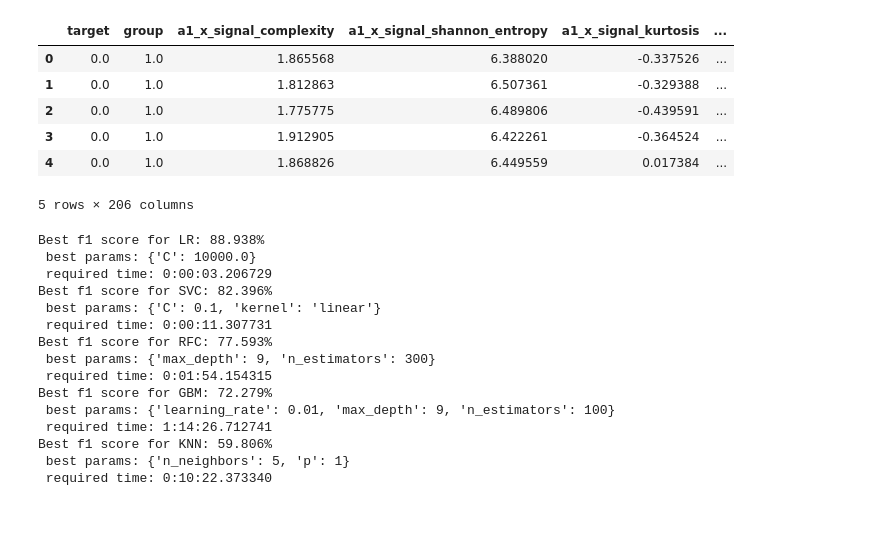
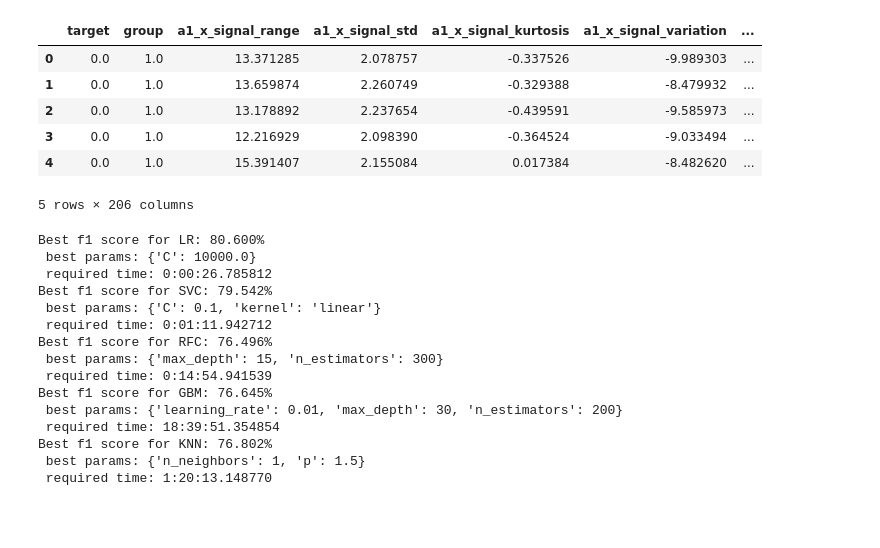
Before and after one commit to RuslanBabudzhan/QuantumBearings, a Jupyter notebook: notebooks/GridSearch.ipynb, the cells around one changed output. Drawn from its saved outputs; the diff is of its cells as text; code cells hidden in the pictures.

```diff
--- a/notebooks/GridSearch.ipynb
+++ b/notebooks/GridSearch.ipynb
@@ -14,15 +12,30 @@ own_data_path = os.path.join(project_folder, "data/")
+# %%
+root = get_project_root()
+config = configparser.ConfigParser()
+config.read(os.path.join(root, "userconfig.ini"))
+
+own_data_path = config['Path']['own_data_path']
+third_party_data_path = config['Path']['third_party_data_path']
+Cesar1_path = config['Path']['Cesar1_path']
+
+images_path = config['Path']['images_path']
+public_images_path = config['Path']['public_images_path']
+
+tables_path = config['Path']['tables_path']
+public_tables_path = config['Path']['public_tables_path']
+
+bootstrap_jsons_path = config['Path']['bootstrap_jsons_path']
+single_jsons_path = config['Path']['single_jsons_path']
 # %%
-prepared_data = pd.read_csv(os.path.join(own_data_path, 'processed_full_signal_specter1000_noscale.csv'), delimiter=',')  # our experiment
-# prepared_data = pd.read_csv(os.path.join(third_party_data_path, 'N1 Cesar Ricardo', 'csv',
-#                                          'processed_full_signal_specter1000_noscale.csv'), delimiter=',')  # third-party dataset
+prepared_data = pd.read_csv(os.path.join(root, own_data_path, 'processed_full_signal_specter1000.csv'), delimiter=',')  # our experiment
 prepared_data.head()
 # %% [output]
-|  | target | group | a1_x_signal_complexity | a1_x_signal_shannon_entropy | a1_x_signal_kurtosis | ... |
-| 0 | 0.0 | 1.0 | 1.865568 | 6.388020 | -0.337526 | ... |
-| 1 | 0.0 | 1.0 | 1.812863 | 6.507361 | -0.329388 | ... |
-| 2 | 0.0 | 1.0 | 1.775775 | 6.489806 | -0.439591 | ... |
-| 3 | 0.0 | 1.0 | 1.912905 | 6.422261 | -0.364524 | ... |
-| 4 | 0.0 | 1.0 | 1.868826 | 6.449559 | 0.017384 | ... |
+|  | target | group | a1_x_signal_range | a1_x_signal_std | a1_x_signal_kurtosis | a1_x_signal_variation | ... |
+| 0 | 0.0 | 1.0 | 13.371285 | 2.078757 | -0.337526 | -9.989303 | ... |
+| 1 | 0.0 | 1.0 | 13.659874 | 2.260749 | -0.329388 | -8.479932 | ... |
+| 2 | 0.0 | 1.0 | 13.178892 | 2.237654 | -0.439591 | -9.585973 | ... |
+| 3 | 0.0 | 1.0 | 12.216929 | 2.098390 | -0.364524 | -9.033494 | ... |
+| 4 | 0.0 | 1.0 | 15.391407 | 2.155084 | 0.017384 | -8.482620 | ... |
 5 rows × 206 columns
 # %%
 # models
@@ -57,15 +70,12 @@ X_scaled = StandardScaler().fit_transform(X)
 from datetime import datetime
 
 GS_results_objects = []
-estimators = [LR_estimator, SVC_estimator]
-grids = [LR_grid, SVC_grid]
-names = ['LR', 'SVC']
 
 estimators = [LR_estimator, SVC_estimator, RFC_estimator, GBM_estimator, KNN_estimator]
 grids = [LR_grid, SVC_grid, RFC_grid, GBM_grid, KNN_grid]
 names = ['LR', 'SVC', 'RFC', 'GBM', 'KNN']
 
-n_repeats = 10
+n_repeats = 100
 score_name = 'f1'
 
 for estimator, grid, name in zip(estimators, grids, names):
@@ -95,7 +105,7 @@ for estimator, grid, name in zip(estimators, grids, names):
         hyperparameters_grid = json_grid,
         use_signal = True,
         use_specter = True,
-        specter_threshold = 1000,
+        specter_threshold = 500,
         axes = Axes.get_keys(),
         stats = Stats.get_keys(),
         predictions = None,
@@ -105,21 +115,21 @@ for estimator, grid, name in zip(estimators, grids, names):
     )
     GS_results_objects.append(res)
 # %% [output]
-Best f1 score for LR: 88.938%
+Best f1 score for LR: 80.600%
  best params: {'C': 10000.0}
- required time: 0:00:03.206729
-Best f1 score for SVC: 82.396%
+ required time: 0:00:26.785812
+Best f1 score for SVC: 79.542%
  best params: {'C': 0.1, 'kernel': 'linear'}
- required time: 0:00:11.307731
-Best f1 score for RFC: 77.593%
- best params: {'max_depth': 9, 'n_estimators': 300}
- required time: 0:01:54.154315
-Best f1 score for GBM: 72.279%
- best params: {'learning_rate': 0.01, 'max_depth': 9, 'n_estimators': 100}
- required time: 1:14:26.712741
-Best f1 score for KNN: 59.806%
- best params: {'n_neighbors': 5, 'p': 1}
- required time: 0:10:22.373340
+ required time: 0:01:11.942712
+Best f1 score for RFC: 76.496%
+ best params: {'max_depth': 15, 'n_estimators': 300}
+ required time: 0:14:54.941539
+Best f1 score for GBM: 76.645%
+ best params: {'learning_rate': 0.01, 'max_depth': 30, 'n_estimators': 200}
+ required time: 18:39:51.354854
+Best f1 score for KNN: 76.802%
+ best params: {'n_neighbors': 1, 'p': 1.5}
+ required time: 1:20:13.148770
 # %% [markdown]
 ##
 # %%
```
Also changed, not shown: parts of 7 cells of this notebook.
